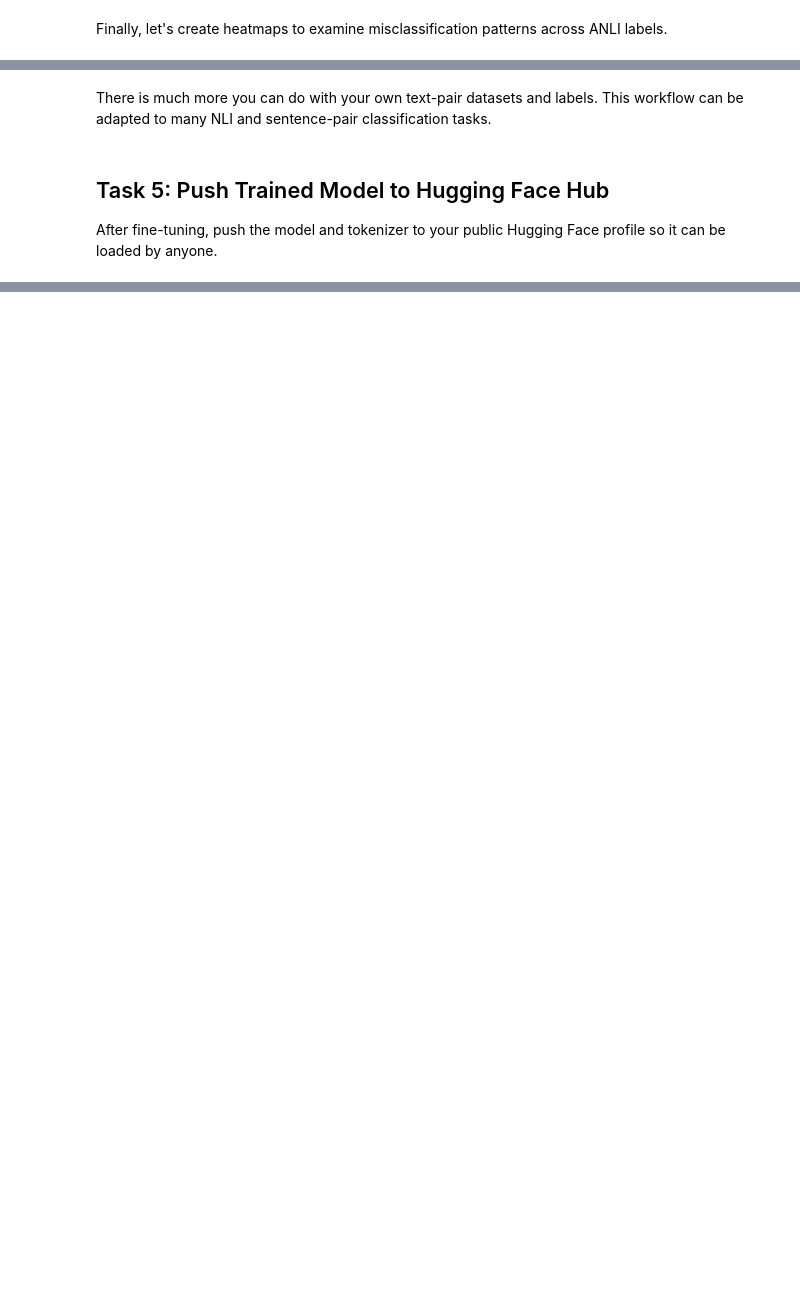
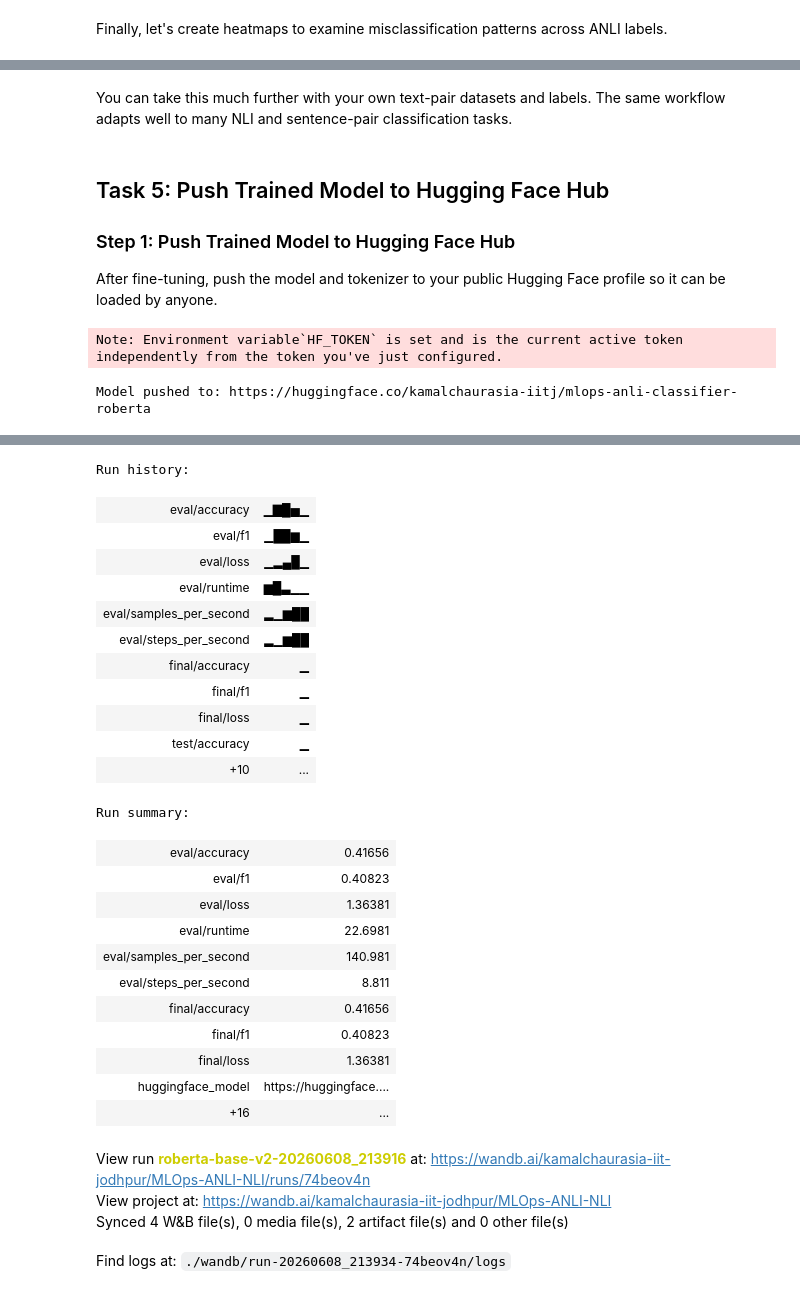
Before and after one commit to kamalkumariitj/MLOps-Project-Group3, a Jupyter notebook: MLOps_Assignment_3_Fine_Tuning_Classification_roberta.ipynb, the cells around one changed output, grey strips where cells are left out. Saved outputs shown, nothing was run; the diff lists cells and outputs as text; code cells hidden in the pictures; blank space fills up the shorter version.

```diff
--- a/MLOps_Assignment_3_Fine_Tuning_Classification_roberta.ipynb
+++ b/MLOps_Assignment_3_Fine_Tuning_Classification_roberta.ipynb
@@ -113,0 +109,10 @@ ModuleNotFoundError: No module named 'gdown'
+# %%
+
+try:
+    from kaggle_secrets import UserSecretsClient
+    _secrets = UserSecretsClient()
+    os.environ['WANDB_API_KEY'] = _secrets.get_secret('WANDB_API_KEY')
+    os.environ['HF_TOKEN'] = _secrets.get_secret('HF_TOKEN')
+    print('Loaded WANDB_API_KEY and HF_TOKEN from Kaggle Secrets.')
+except Exception as e:
+    print(f'Kaggle Secrets not loaded (expected for local runs): {e}')
@@ -114,6 +121,6 @@ ModuleNotFoundError: No module named 'gdown'
 # %%
 # Run-mode key (single place to switch execution scale)
-RUN_MODE = 'SMALL_RUN'  # Options: 'SMALL_RUN' or 'FULL_RUN'
+RUN_MODE = 'FULL_RUN'  # Options: 'SMALL_RUN' or 'FULL_RUN'
 
 if RUN_MODE not in {'SMALL_RUN', 'FULL_RUN'}:
     raise ValueError("RUN_MODE must be either 'SMALL_RUN' or 'FULL_RUN'.")
@@ -138,13 +147,19 @@ from transformers import Trainer, TrainingArguments
 # HF_TOKENIZER_CLASS = DistilBertTokenizerFast
 # model_name = 'distilbert-base-cased'
 
-# HF_MODEL_CLASS = DebertaV2ForSequenceClassification
-# HF_TOKENIZER_CLASS = DebertaV2Tokenizer
-# model_name = 'microsoft/deberta-v3-small'
-
 HF_MODEL_CLASS = RobertaForSequenceClassification
 HF_TOKENIZER_CLASS = RobertaTokenizer
 model_name = 'roberta-base'
+
+# Select experiment version for Kaggle runs: 'v1' then 'v2'
+EXPERIMENT_VERSION = 'v2'
+EXPERIMENT_CONFIGS = {
+    'v1': {'epochs': 3, 'batch_size': 10, 'learning_rate': 2e-5, 'weight_decay': 0.01, 'warmup_steps': 100},
+    'v2': {'epochs': 4, 'batch_size': 16, 'learning_rate': 3e-5, 'weight_decay': 0.01, 'warmup_steps': 150},
+}
+
+if EXPERIMENT_VERSION not in EXPERIMENT_CONFIGS:
+    raise ValueError("EXPERIMENT_VERSION must be one of: 'v1', 'v2'")
 
 # Device: 'mps' for Apple Silicon, 'cuda' for NVIDIA GPU, 'cpu' as fallback
 device_name = 'mps' if torch.backends.mps.is_available() else 'cuda' if torch.cuda.is_available() else 'cpu'
@@ -168,8 +183,10 @@ if SMALL_RUN:
     DATA_SET_SAMPLE = 100
     TRAIN_SPLITS = ['train_r1']
     TEST_SPLITS = ['test_r1']
+    EXPERIMENT_VERSION = 'v1'
 
 print(f"SMALL_RUN: {SMALL_RUN}")
 print(f"FULL_RUN: {FULL_RUN}")
+print(f"Experiment version: {EXPERIMENT_VERSION}")
 print(f"Train splits: {TRAIN_SPLITS}, rows/split: {DATA_SET_HEAD}")
 print(f"Test splits: {TEST_SPLITS}, rows/split: {DATA_SET_SAMPLE}")
@@ -338,0 +487,5 @@ id2label = {idx: label for label, idx in label2id.items()}
+# %%
+id2label_path = 'id2label.json'
+with open(id2label_path, 'w') as f:
+    json.dump({str(k): v for k, v in id2label.items()}, f, indent=2)
+print(f'Saved label mapping → {id2label_path}')
@@ -753,12 +967,13 @@ plt.show()
 # %% [markdown]
-There is much more you can do with your own text-pair datasets and labels. This workflow can be adapted to many NLI and sentence-pair classification tasks.
+You can take this much further with your own text-pair datasets and labels. The same workflow adapts well to many NLI and sentence-pair classification tasks.
 # %% [markdown]
 ## Task 5: Push Trained Model to Hugging Face Hub
 
+### Step 1: Push Trained Model to Hugging Face Hub
+
 After fine-tuning, push the model and tokenizer to your public Hugging Face profile so it can be loaded by anyone.
 # %%
 from huggingface_hub import login
-import os
 
 # Task 5 — Authenticate with Hugging Face (set HF_TOKEN env var or paste token)
 # Never hardcode tokens in notebooks. Set the env var before running:
@@ -773,13 +988,13 @@ else:
 
 # Push model and tokenizer to your Hugging Face profile
 # HF_REPO_ID = 'your-username/roberta-anli-classifier'
-model.push_to_hub(HF_REPO_ID)
-tokenizer.push_to_hub(HF_REPO_ID)
+#LOCAL Settings: 2 - 2 lines
+# model.push_to_hub(HF_REPO_ID)
+# tokenizer.push_to_hub(HF_REPO_ID)
 print(f'Model pushed to: https://huggingface.co/{HF_REPO_ID}')
 
 # Record the HF model link in W&B summary only when a run is active
 try:
-    import wandb
     if wandb.run is not None:
         wandb.run.summary['huggingface_model'] = f'https://huggingface.co/{HF_REPO_ID}'
         wandb.finish()
@@ -787,3 +1002,6 @@ try:
         print('No active W&B run found. Skipping wandb.run.summary and wandb.finish().')
 except Exception as e:
     print(f'W&B update skipped: {e}')
+# %% [output]
+Note: Environment variable`HF_TOKEN` is set and is the current active token independently from the token you've just configured.
+Model pushed to: https://huggingface.co/kamalchaurasia-iitj/mlops-anli-classifier-roberta
@@ -789,0 +1009,28 @@ except Exception as e:
+Run history:
+| eval/accuracy | ▁▇█▅▁ |
+| eval/f1 | ▁██▆▁ |
+| eval/loss | ▁▂▄█▁ |
+| eval/runtime | ▆█▃▁▁ |
+| eval/samples_per_second | ▂▁▆██ |
+| eval/steps_per_second | ▂▁▆██ |
+| final/accuracy | ▁ |
+| final/f1 | ▁ |
+| final/loss | ▁ |
+| test/accuracy | ▁ |
+| +10 | ... |
+Run summary:
+| eval/accuracy | 0.41656 |
+| eval/f1 | 0.40823 |
+| eval/loss | 1.36381 |
+| eval/runtime | 22.6981 |
+| eval/samples_per_second | 140.981 |
+| eval/steps_per_second | 8.811 |
+| final/accuracy | 0.41656 |
+| final/f1 | 0.40823 |
+| final/loss | 1.36381 |
+| huggingface_model | https://huggingface.... |
+| +16 | ... |
+View run roberta-base-v2-20260608_213916 at: https://wandb.ai/kamalchaurasia-iit-jodhpur/MLOps-ANLI-NLI/runs/74beov4n
+View project at: https://wandb.ai/kamalchaurasia-iit-jodhpur/MLOps-ANLI-NLI
+Synced 4 W&B file(s), 0 media file(s), 2 artifact file(s) and 0 other file(s)
+Find logs at: ./wandb/run-20260608_213934-74beov4n/logs
```
Also changed, not shown: parts of 86 cells of this notebook.
